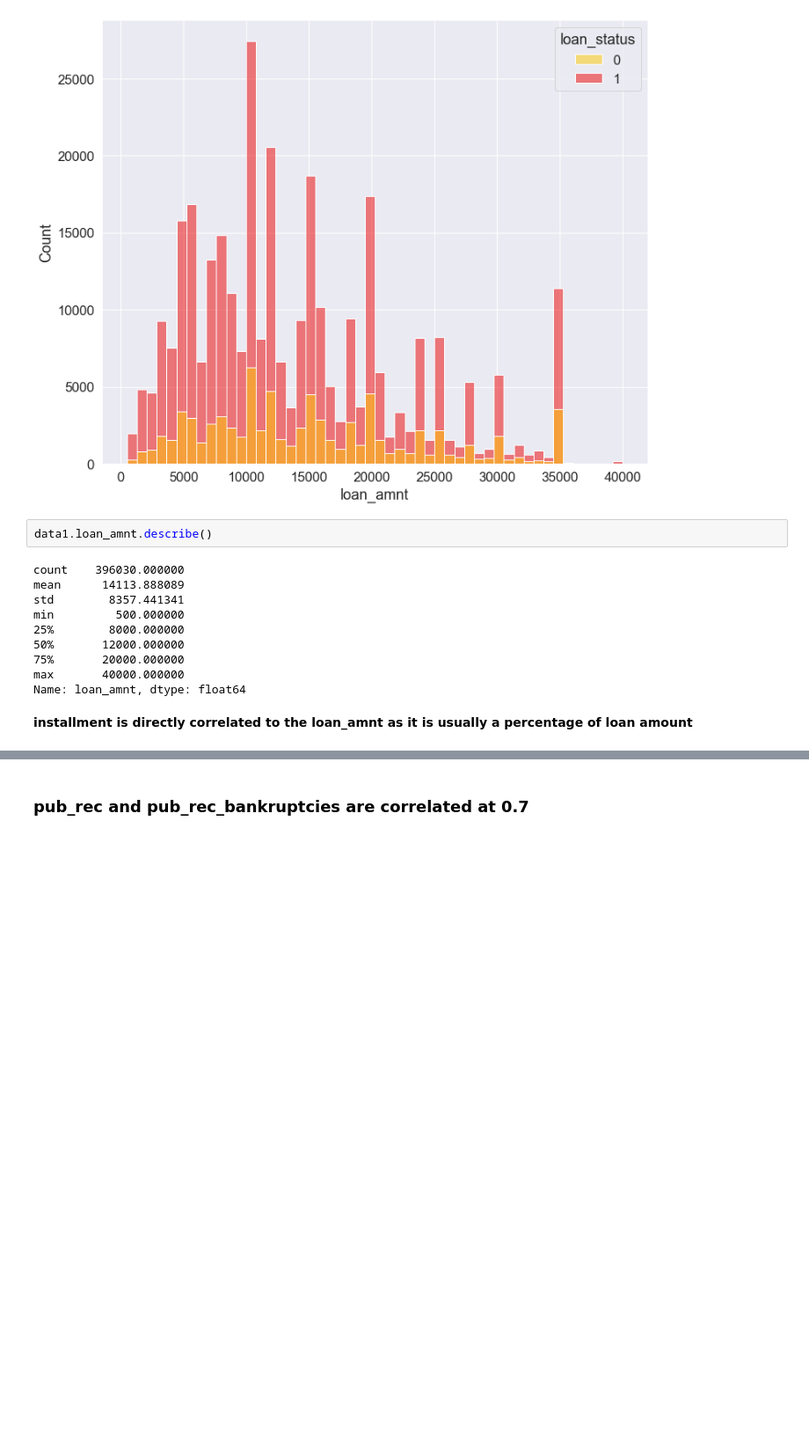
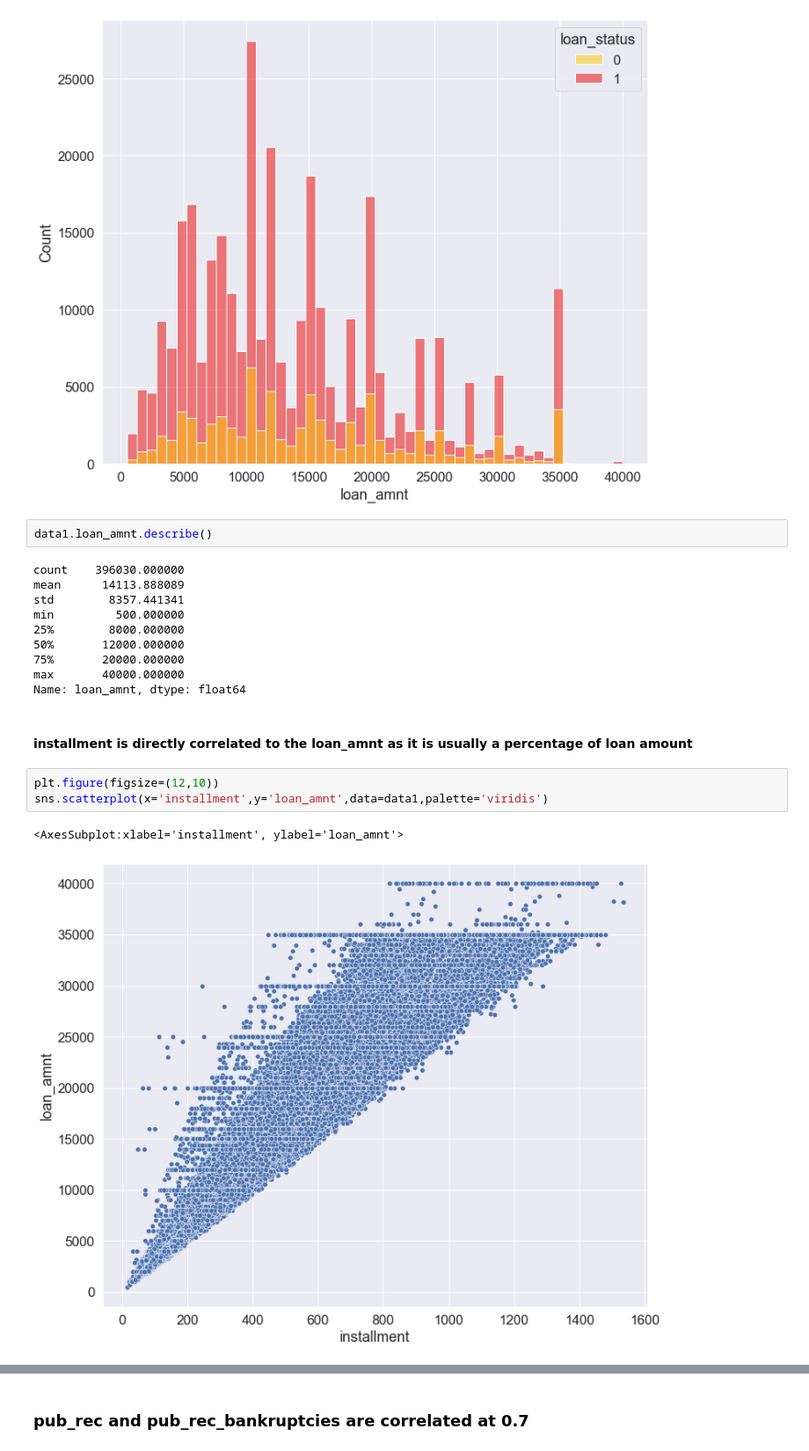
Before and after one commit to Ganesh4693/Lending-Club, a Jupyter notebook: lending.ipynb, the cells around one changed output, grey strips where cells are left out. Shown at 88% size. Drawn from its saved outputs; the diff is of its cells as text; blank space fills up the shorter version.

```diff
--- a/lending.ipynb
+++ b/lending.ipynb
@@ -243,4 +259,10 @@ min         500.000000
 max       40000.000000
 Name: loan_amnt, dtype: float64
 # %% [markdown]
-**installment is directly correlated to the loan_amnt as it is usually a percentage of loan amount**
+#### installment is directly correlated to the loan_amnt as it is usually a percentage of loan amount
+# %%
+plt.figure(figsize=(12,10))
+sns.scatterplot(x='installment',y='loan_amnt',data=data1,palette='viridis')
+# %% [output]
+<AxesSubplot:xlabel='installment', ylabel='loan_amnt'>
+[figure, added]
```
Also changed, not shown: parts of 75 cells of this notebook.
